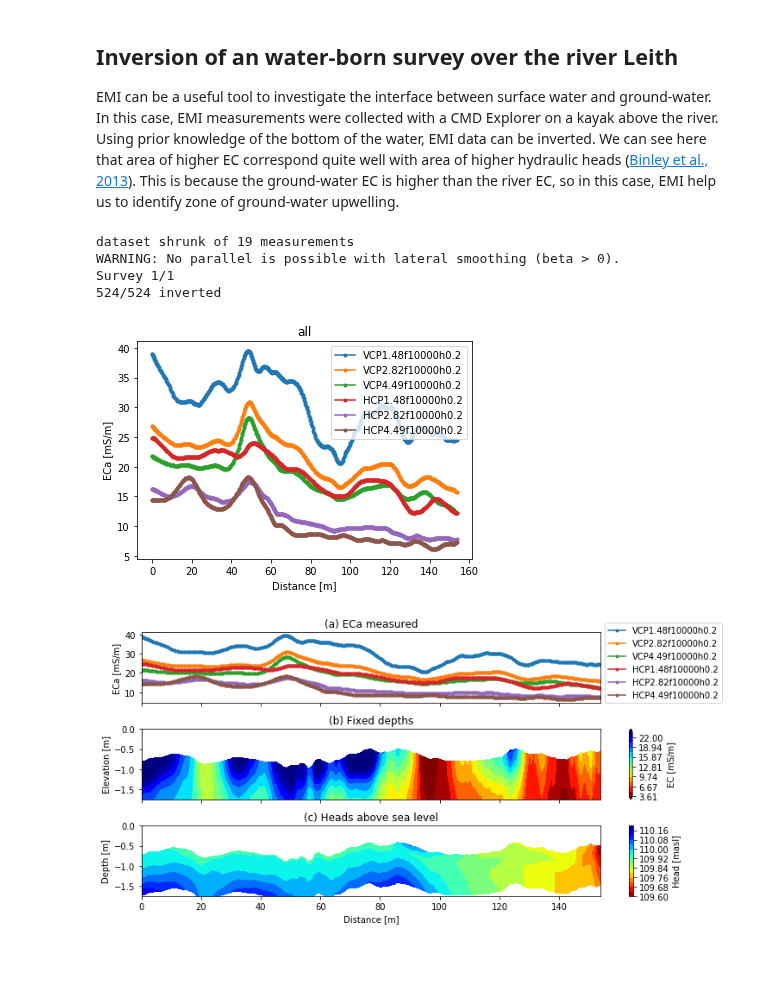
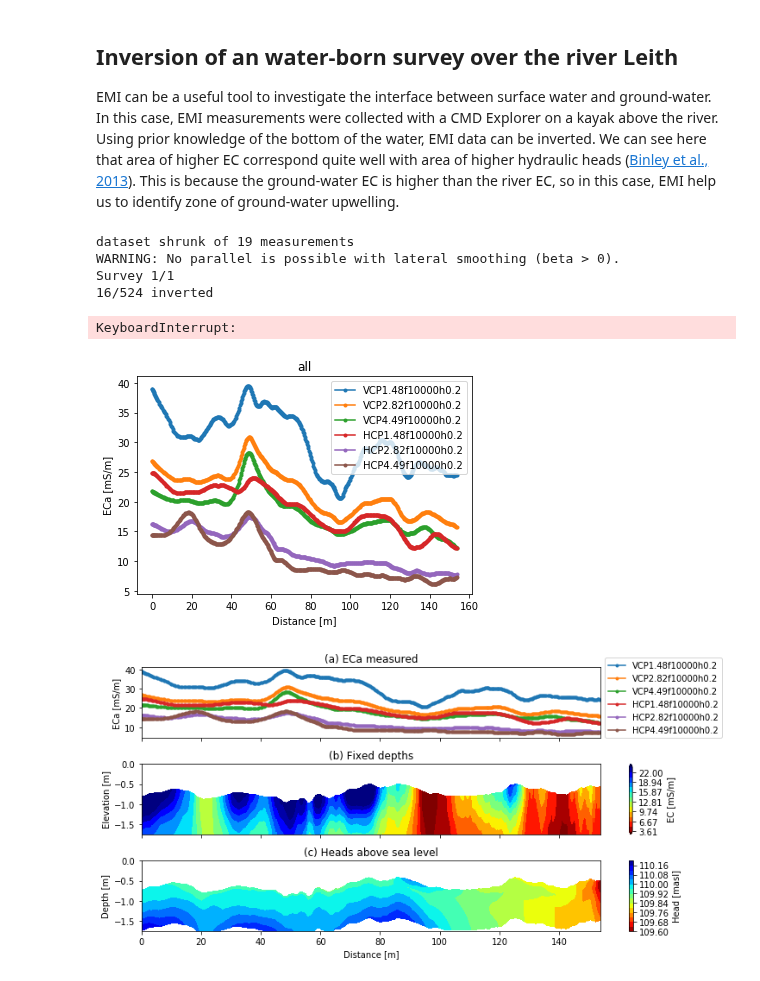
Before and after one commit to hkexgroup/emagpy, a Jupyter notebook: jupyter-notebook/em-paper.ipynb, the cells around one changed output. Cells and saved outputs as stored; diff of their text form; code cells hidden in the pictures.

```diff
--- a/jupyter-notebook/em-paper.ipynb
+++ b/jupyter-notebook/em-paper.ipynb
@@ -383,28 +354,26 @@ fig.savefig(outputdir + 'fig10calibrated-inv.jpg', dpi=500)
 # %% [markdown]
 ## Inversion of an water-born survey over the river Leith <a class="anchor" id="river"></a>
 EMI can be a useful tool to investigate the interface between surface water and ground-water. In this case, EMI measurements were collected with a CMD Explorer on a kayak above the river. Using prior knowledge of the bottom of the water, EMI data can be inverted. We can see here that area of higher EC correspond quite well with area of higher hydraulic heads ([Binley et al., 2013](https://doi.org/10.1002/wrcr.20214)). This is because the ground-water EC is higher than the river EC, so in this case, EMI help us to identify zone of ground-water upwelling.
-# %%
-# fixed depths
-k = Problem()
-k.createSurvey(datadir + 'leith/leith_emi_heads.csv')
-k.rollingMean(window=20)
-wdepths = k.surveys[0].df['depth'].values
-k.show(dist=True)
-
-depths = np.c_[wdepths, wdepths + 0.15, wdepths + 0.30, wdepths + 0.45,
-               wdepths + 0.6, wdepths + 0.75, wdepths + 1, wdepths + 1.5, wdepths + 1.75, wdepths + 2, wdepths + 2.5, wdepths + 3]
-# initial model with top layer (river) with fixed EC of 48 mS/m (measured)
-k.setInit(depths0=depths, conds0=[48, 20, 20, 20, 20, 20, 20, 20, 20, 20, 20, 20, 20],
-          fixedConds=[True, False, False, False, False, False, False, False, False, False, False, False, False])
-k.invert(njobs=-4, beta=0.7, alpha=0.7, forwardModel='FSlin') # beta > 0 will cause lateral smoothing
-# k.setInit(depths0=np.linspace(0.1, 2, 20))
-# k.invert(forwardModel='CSgn')
-# %% [output]
-dataset shrunk of 19 measurements
-WARNING: No parallel is possible with lateral smoothing (beta > 0).
-Survey 1/1
-524/524 inverted
-[figure, removed]
+# %%
+k = Problem()
+k.createSurvey(datadir + 'leith/leith_emi_heads.csv')
+k.rollingMean(window=20)
+wdepths = k.surveys[0].df['depth'].values # measured water depths
+k.show(dist=True)
+depths = wdepths[:,None] + np.arange(0, 3.1, 0.15)
+conds0 = np.ones(depths.shape[1]+1)*20
+fixedConds = np.zeros(depths.shape[1]+1, dtype=bool)
+conds0[0] = 48 # river water EC measured (mS/m)
+fixedConds[0] = True # river EC fixed
+k.setInit(depths0=depths, conds0=conds0, fixedConds=fixedConds)
+k.invert(forwardModel='FSlin', alpha=0.7, beta=0.7) # beta > 0 will cause lateral smoothing
+# %% [output]
+dataset shrunk of 19 measurements
+WARNING: No parallel is possible with lateral smoothing (beta > 0).
+Survey 1/1
+16/524 inverted
+KeyboardInterrupt:
+[figure, added]
 # %%
 # figure
 fig, axs = plt.subplots(3, 1, figsize=(12,5), sharex=True)
```
Also changed, not shown: parts of 4 cells of this notebook.
